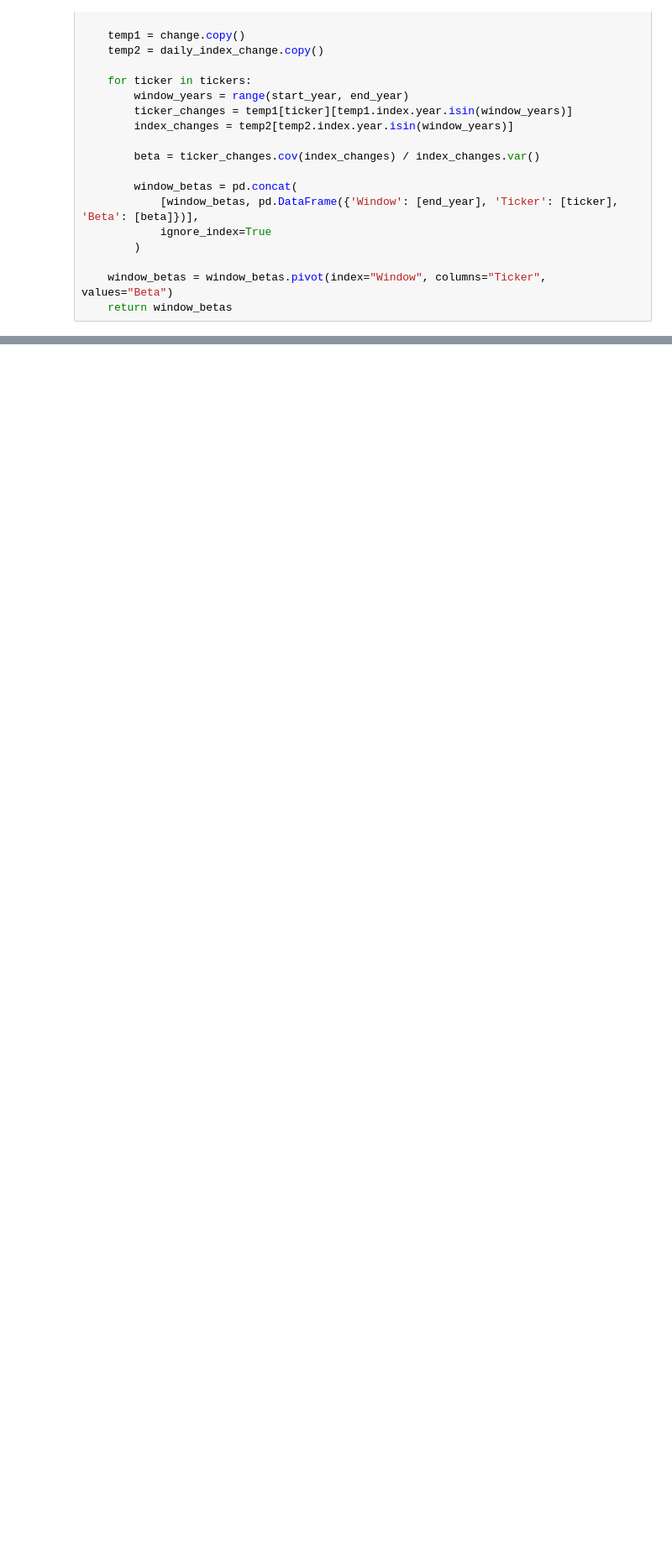
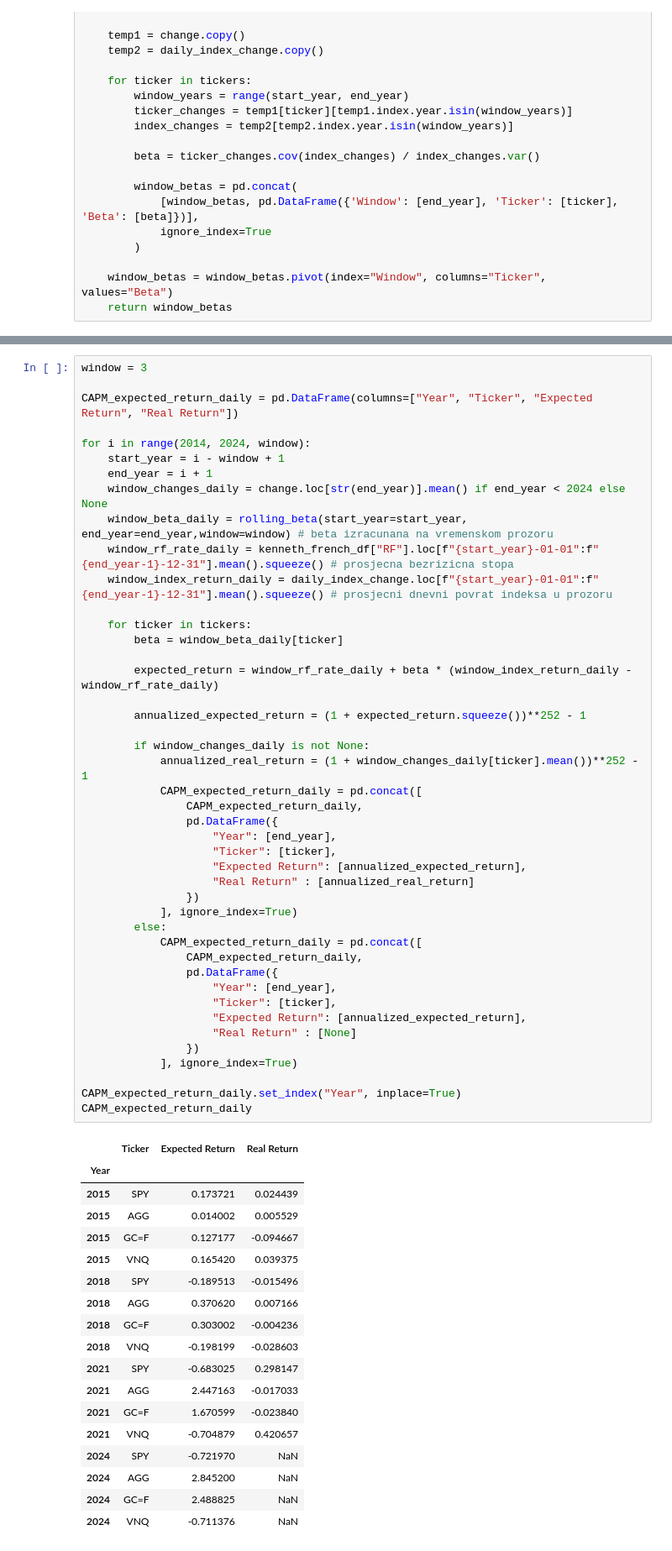
Before and after one commit to evucelic/EQ-Performance-Backtesting, a Jupyter notebook: project.ipynb, the cells around one changed output, grey strips where cells are left out. Shown at 84% size. Drawn from its saved outputs; the diff is of its cells as text; blank space fills up the shorter version.

```diff
--- a/project.ipynb
+++ b/project.ipynb
@@ -336,0 +404,63 @@ CAPM_expected_return
+# %%
+window = 3
+
+CAPM_expected_return_daily = pd.DataFrame(columns=["Year", "Ticker", "Expected Return", "Real Return"])
+
+for i in range(2014, 2024, window):
+    start_year = i - window + 1
+    end_year = i + 1
+    window_changes_daily = change.loc[str(end_year)].mean() if end_year < 2024 else None
+    window_beta_daily = rolling_beta(start_year=start_year, end_year=end_year,window=window) # beta izracunana na vremenskom prozoru
+    window_rf_rate_daily = kenneth_french_df["RF"].loc[f"{start_year}-01-01":f"{end_year-1}-12-31"].mean().squeeze() # prosjecna bezrizicna stopa
+    window_index_return_daily = daily_index_change.loc[f"{start_year}-01-01":f"{end_year-1}-12-31"].mean().squeeze() # prosjecni dnevni povrat indeksa u prozoru
+
+    for ticker in tickers:
+        beta = window_beta_daily[ticker]
+
+        expected_return = window_rf_rate_daily + beta * (window_index_return_daily - window_rf_rate_daily)
+
+        annualized_expected_return = (1 + expected_return.squeeze())**252 - 1
+
+        if window_changes_daily is not None:
+            annualized_real_return = (1 + window_changes_daily[ticker].mean())**252 - 1
+            CAPM_expected_return_daily = pd.concat([
+                CAPM_expected_return_daily,
+                pd.DataFrame({
+                    "Year": [end_year],
+                    "Ticker": [ticker],
+                    "Expected Return": [annualized_expected_return],
+                    "Real Return" : [annualized_real_return]
+                })
+            ], ignore_index=True)
+        else:
+            CAPM_expected_return_daily = pd.concat([
+                CAPM_expected_return_daily,
+                pd.DataFrame({
+                    "Year": [end_year],
+                    "Ticker": [ticker],
+                    "Expected Return": [annualized_expected_return],
+                    "Real Return" : [None]
+                })
+            ], ignore_index=True)
+
+CAPM_expected_return_daily.set_index("Year", inplace=True)
+CAPM_expected_return_daily
+# %% [output]
+|  | Ticker | Expected Return | Real Return |
+| Year |  |  |  |
+| 2015 | SPY | 0.173721 | 0.024439 |
+| 2015 | AGG | 0.014002 | 0.005529 |
+| 2015 | GC=F | 0.127177 | -0.094667 |
+| 2015 | VNQ | 0.165420 | 0.039375 |
+| 2018 | SPY | -0.189513 | -0.015496 |
+| 2018 | AGG | 0.370620 | 0.007166 |
+| 2018 | GC=F | 0.303002 | -0.004236 |
+| 2018 | VNQ | -0.198199 | -0.028603 |
+| 2021 | SPY | -0.683025 | 0.298147 |
+| 2021 | AGG | 2.447163 | -0.017033 |
+| 2021 | GC=F | 1.670599 | -0.023840 |
+| 2021 | VNQ | -0.704879 | 0.420657 |
+| 2024 | SPY | -0.721970 | NaN |
+| 2024 | AGG | 2.845200 | NaN |
+| 2024 | GC=F | 2.488825 | NaN |
+| 2024 | VNQ | -0.711376 | NaN |
```
Also changed, not shown: parts of 13 cells of this notebook, 1 other file.
